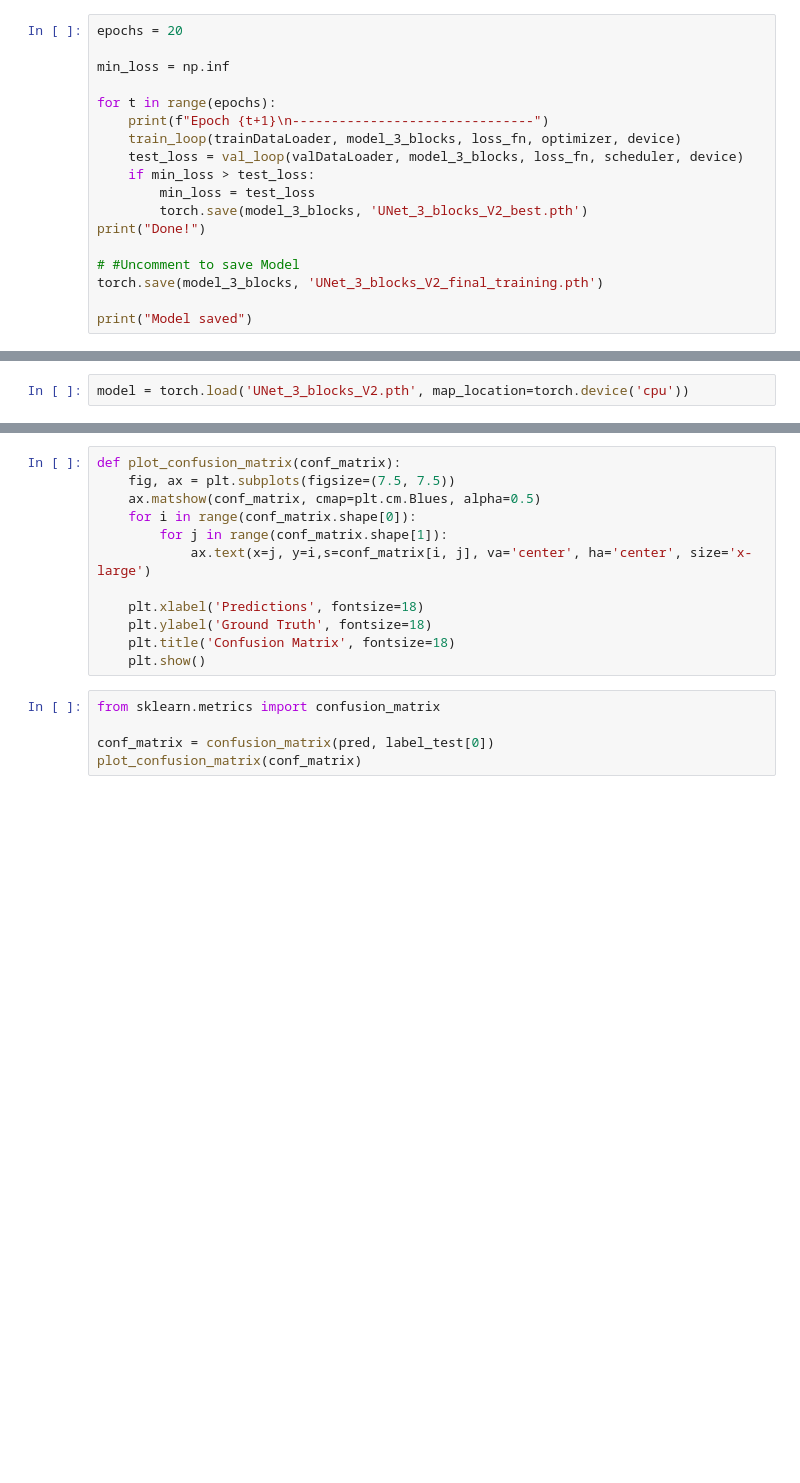
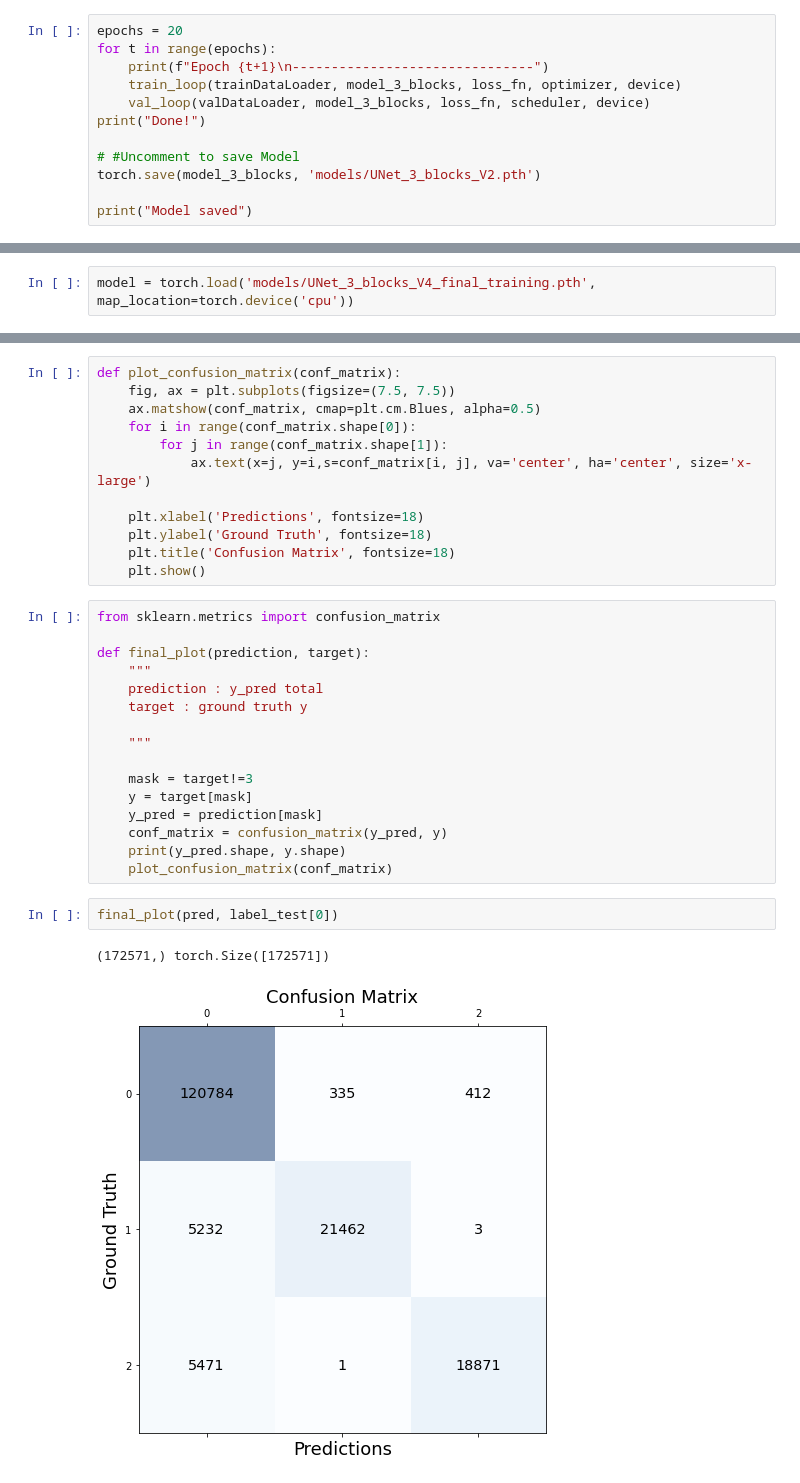
Before and after one commit to theorousseaux/hackathon_ocean, a Jupyter notebook: template_ocean.ipynb, the cells around one changed output, grey strips where cells are left out. Cells and saved outputs as stored; diff of their text form; blank space fills up the shorter version.

Commit message:
version finale

```diff
--- a/template_ocean.ipynb
+++ b/template_ocean.ipynb
@@ -365,26 +366,20 @@ from torch.optim.lr_scheduler import ReduceLROnPlateau
 scheduler = ReduceLROnPlateau(optimizer, mode='min', factor=0.5, patience=2, verbose=True)
 # %%
 epochs = 20
-
-min_loss = np.inf
-
 for t in range(epochs):
     print(f"Epoch {t+1}\n-------------------------------")
     train_loop(trainDataLoader, model_3_blocks, loss_fn, optimizer, device)
-    test_loss = val_loop(valDataLoader, model_3_blocks, loss_fn, scheduler, device)
-    if min_loss > test_loss:
-        min_loss = test_loss
-        torch.save(model_3_blocks, 'UNet_3_blocks_V2_best.pth')
+    val_loop(valDataLoader, model_3_blocks, loss_fn, scheduler, device)
 print("Done!")
 
 # #Uncomment to save Model
-torch.save(model_3_blocks, 'UNet_3_blocks_V2_final_training.pth')
+torch.save(model_3_blocks, 'models/UNet_3_blocks_V2.pth')
 
 print("Model saved")
 # %% [markdown]
 # Visualisation
 # %%
-model = torch.load('UNet_3_blocks_V2.pth', map_location=torch.device('cpu'))
+model = torch.load('models/UNet_3_blocks_V4_final_training.pth', map_location=torch.device('cpu'))
 # %%
 x_test, label_test = next(iter(valDataLoader))
 print(label_test.shape)
@@ -413,8 +413,24 @@ def plot_confusion_matrix(conf_matrix):
     plt.ylabel('Ground Truth', fontsize=18)
     plt.title('Confusion Matrix', fontsize=18)
     plt.show()
-# %%
-from sklearn.metrics import confusion_matrix
-
-conf_matrix = confusion_matrix(pred, label_test[0])
-plot_confusion_matrix(conf_matrix)
+# %%
+from sklearn.metrics import confusion_matrix
+
+def final_plot(prediction, target):
+    """
+    prediction : y_pred total
+    target : ground truth y
+
+    """
+
+    mask = target!=3
+    y = target[mask]
+    y_pred = prediction[mask]
+    conf_matrix = confusion_matrix(y_pred, y)
+    print(y_pred.shape, y.shape)
+    plot_confusion_matrix(conf_matrix)
+# %%
+final_plot(pred, label_test[0])
+# %% [output]
+(172571,) torch.Size([172571])
+[figure, added]
```
Also changed, not shown: parts of 9 cells of this notebook, 9 other files.
